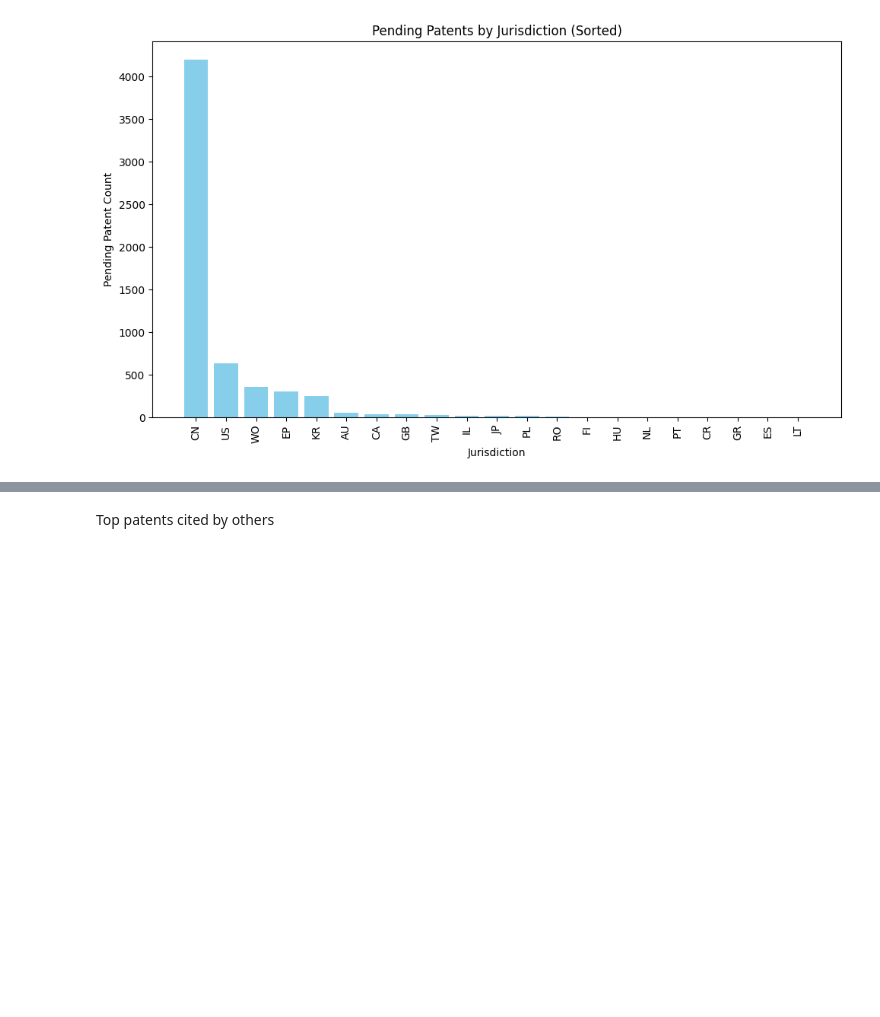
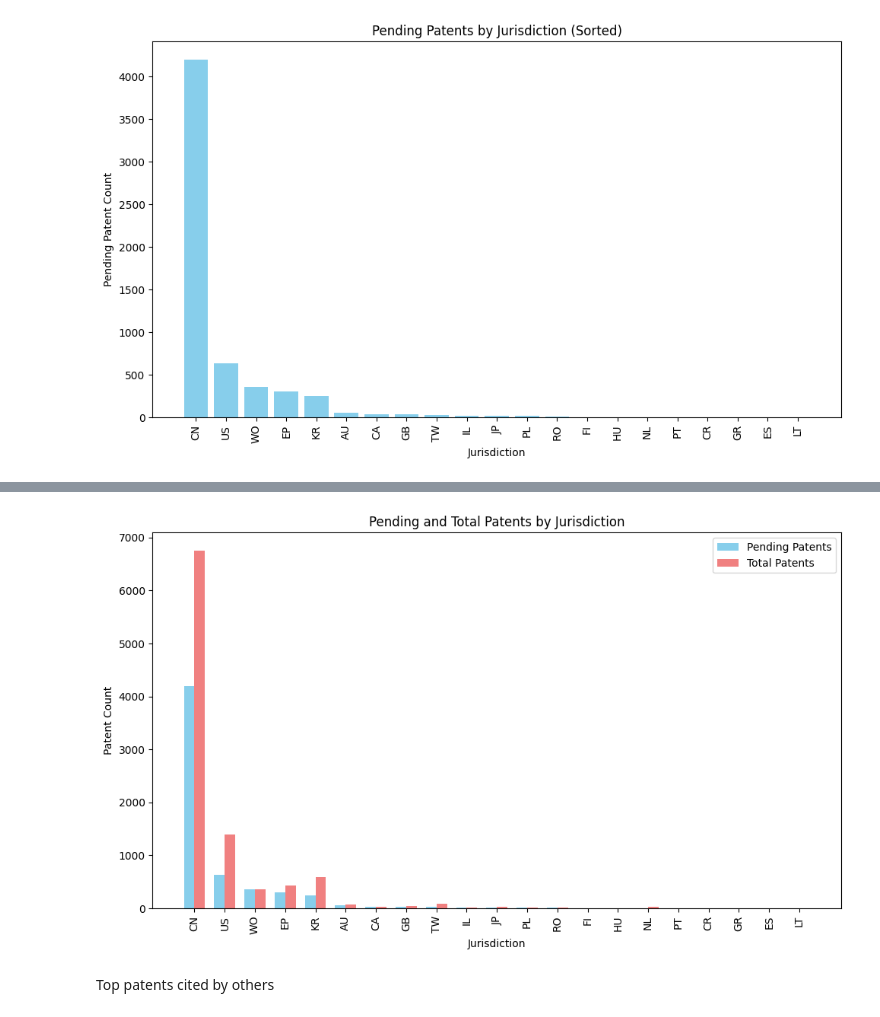
Before and after one commit to justinqj/iLab, a Jupyter notebook: ilab2.ipynb, the cells around one changed output, grey strips where cells are left out. Drawn from its saved outputs; the diff is of its cells as text; code cells hidden in the pictures; blank space fills up the shorter version.

```diff
--- a/ilab2.ipynb
+++ b/ilab2.ipynb
@@ -301,3 +323,10 @@ plt.tight_layout()
 plt.show()
 # %% [output]
 [figure]
+# %%
+import pandas as pd
+total_counts_by_jurisdiction = df['jurisdiction'].value_counts().reset_index()
+total_counts_by_jurisdiction.columns = ['Jurisdiction', 'Total Patents']
+
+# Display the total counts by jurisdiction
+print(total_counts_by_jurisdiction)
@@ -304,3 +353,44 @@ plt.show()
+# %%
+import numpy as np
+
+jurisdictions = sorted_pending_counts['jurisdiction']
+pending_counts = sorted_pending_counts['pending_count']
+total_counts = total_counts_by_jurisdiction['Total Patents']
+
+# Create dictionaries for pending counts and total counts for all jurisdictions
+pending_counts_dict = dict(zip(jurisdictions, pending_counts))
+total_counts_dict = dict(zip(total_counts_by_jurisdiction['Jurisdiction'], total_counts))
+
+# Create arrays for all jurisdictions with counts, filling in zeros for missing counts
+all_jurisdictions = jurisdictions  # This should be a list of all jurisdictions you have
+pending_counts_aligned = np.array([pending_counts_dict.get(jurisdiction, 0) for jurisdiction in all_jurisdictions])
+total_counts_aligned = np.array([total_counts_dict.get(jurisdiction, 0) for jurisdiction in all_jurisdictions])
+
+# Define the width of the bars
+bar_width = 0.35
+
+# Create the grouped bar chart
+plt.figure(figsize=(10, 6))
+x = np.arange(len(all_jurisdictions))
+plt.bar(x - bar_width/2, pending_counts_aligned, bar_width, label='Pending Patents', color='skyblue')
+plt.bar(x + bar_width/2, total_counts_aligned, bar_width, label='Total Patents', color='lightcoral')
+
+# Set x-axis labels and title
+plt.xlabel('Jurisdiction')
+plt.ylabel('Patent Count')
+plt.title('Pending and Total Patents by Jurisdiction')
+
+# Set x-axis tick positions and labels
+plt.xticks(x, all_jurisdictions, rotation=90)  # Use all_jurisdictions instead of jurisdictions
+
+# Add a legend
+plt.legend()
+
+# Display the chart
+plt.tight_layout()
+plt.show()
+# %% [output]
+[figure, added]
 # %% [markdown]
 Top patents cited by others
 # %%
```
Also changed, not shown: parts of 31 cells of this notebook.
